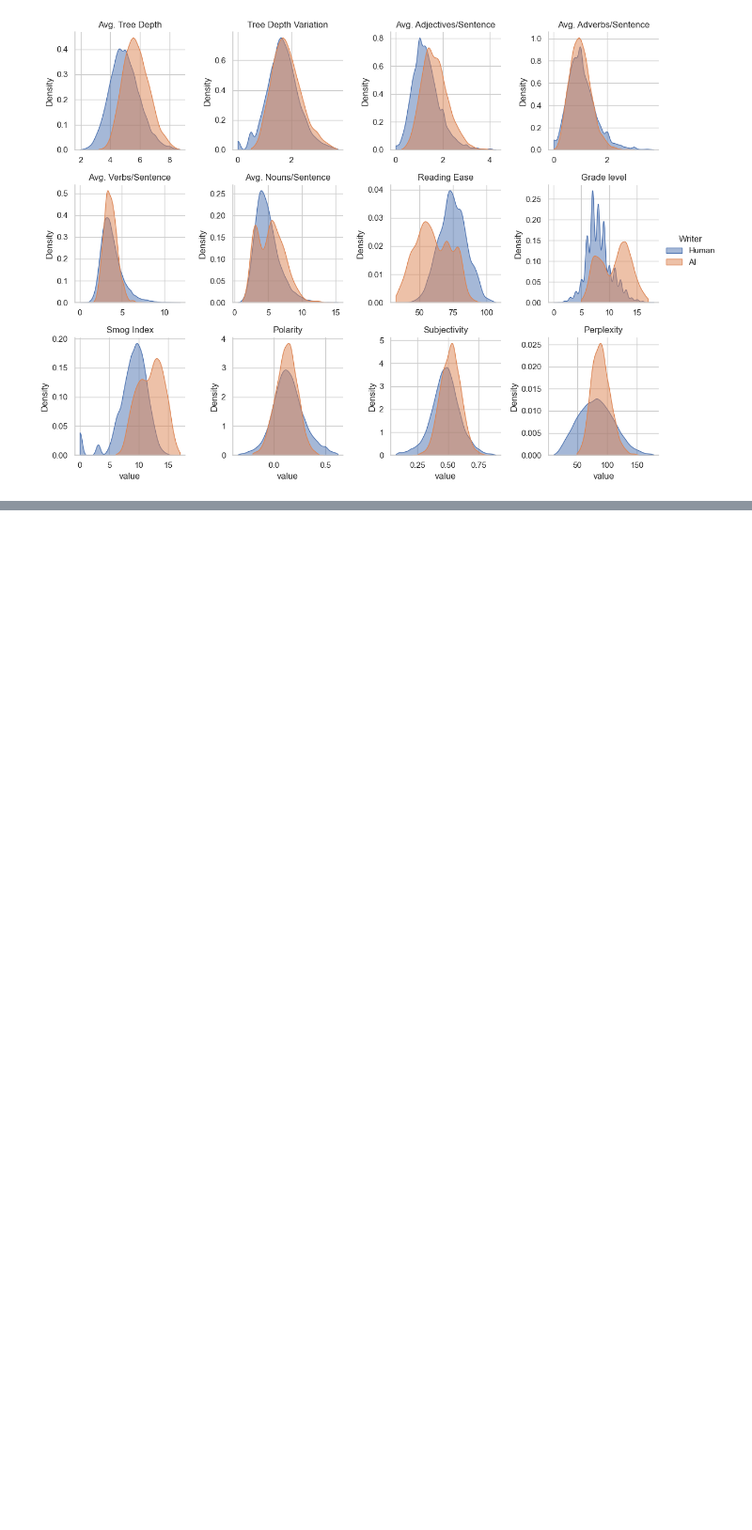
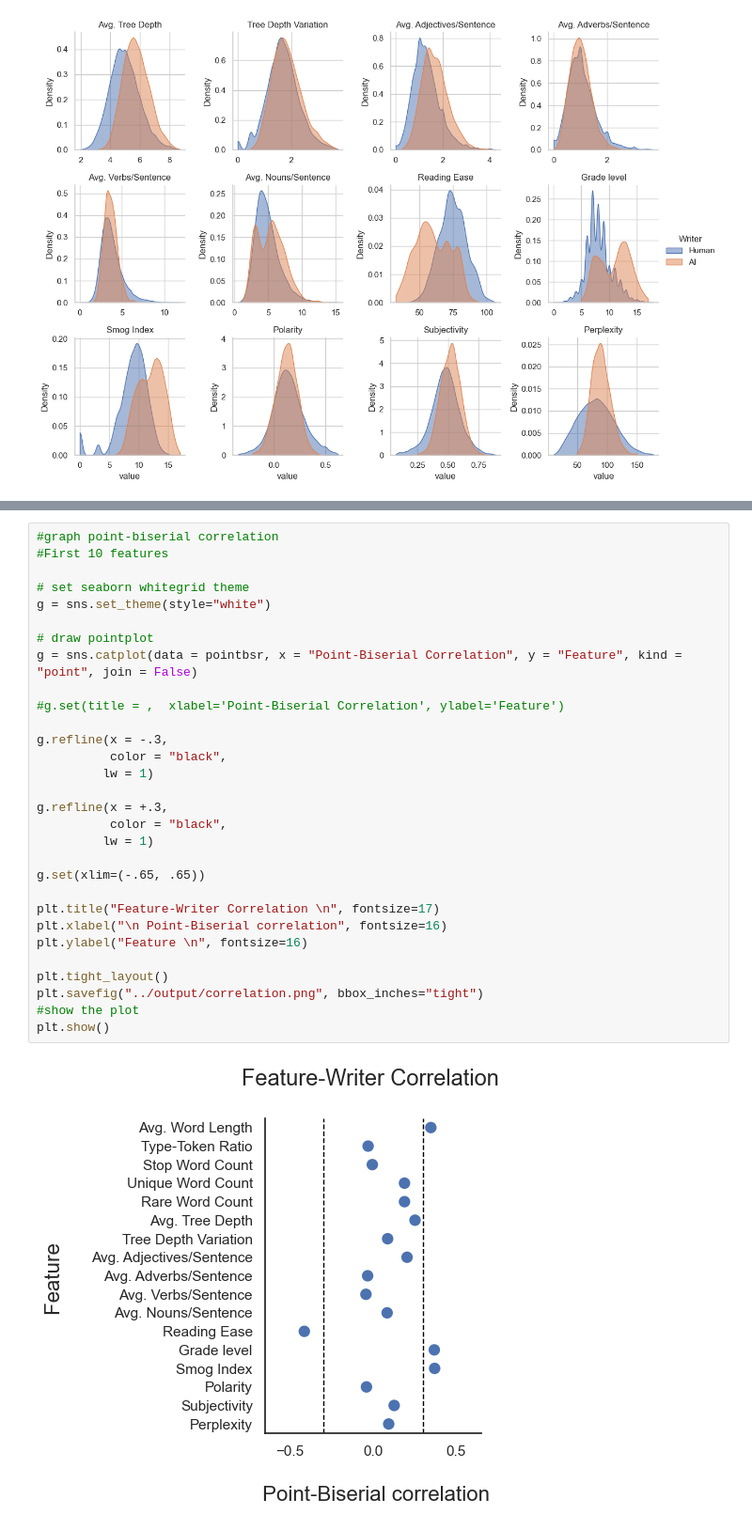
Before and after one commit to christiebarron/aiTextDetector, a Jupyter notebook: asapData/scripts/dataAnalysis.ipynb, the cells around one changed output, grey strips where cells are left out. Shown at 94% size. Saved outputs shown, nothing was run; the diff lists cells and outputs as text; blank space fills up the shorter version.

Commit message:
add correlation figure, file organization

```diff
--- a/asapData/scripts/dataAnalysis.ipynb
+++ b/asapData/scripts/dataAnalysis.ipynb
@@ -218,0 +204,32 @@ df_long[df_long['feature'].isin(feature_var[0:10])]
+# %%
+#graph point-biserial correlation
+#First 10 features
+
+# set seaborn whitegrid theme
+g = sns.set_theme(style="white")
+
+# draw pointplot
+g = sns.catplot(data = pointbsr, x = "Point-Biserial Correlation", y = "Feature", kind = "point", join = False)
+
+#g.set(title = ,  xlabel='Point-Biserial Correlation', ylabel='Feature')
+
+g.refline(x = -.3,
+          color = "black",
+         lw = 1)
+
+g.refline(x = +.3,
+          color = "black",
+         lw = 1)
+
+g.set(xlim=(-.65, .65))
+
+plt.title("Feature-Writer Correlation \n", fontsize=17)
+plt.xlabel("\n Point-Biserial correlation", fontsize=16)
+plt.ylabel("Feature \n", fontsize=16)
+
+plt.tight_layout()
+plt.savefig("../output/correlation.png", bbox_inches="tight")
+#show the plot
+plt.show()
+# %% [output]
+[figure, added]
```
Also changed, not shown: parts of 8 cells of this notebook, 10 other files.
